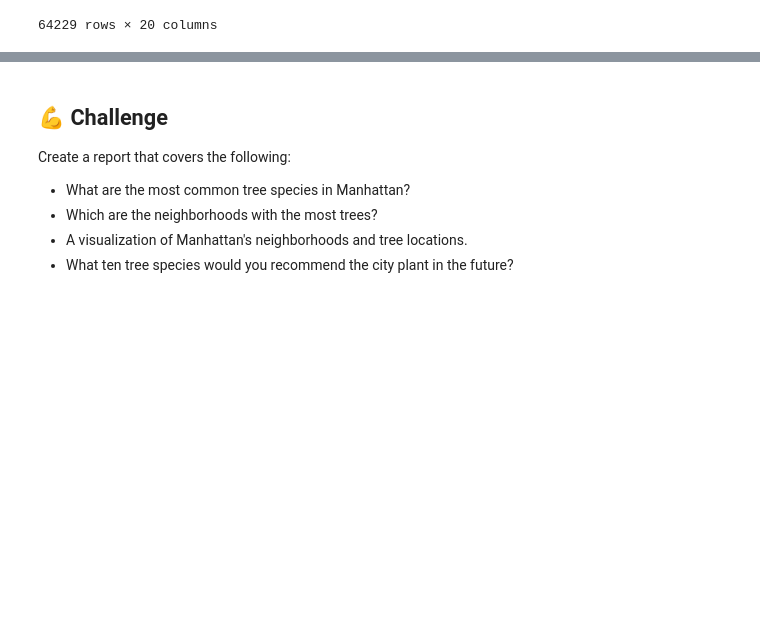
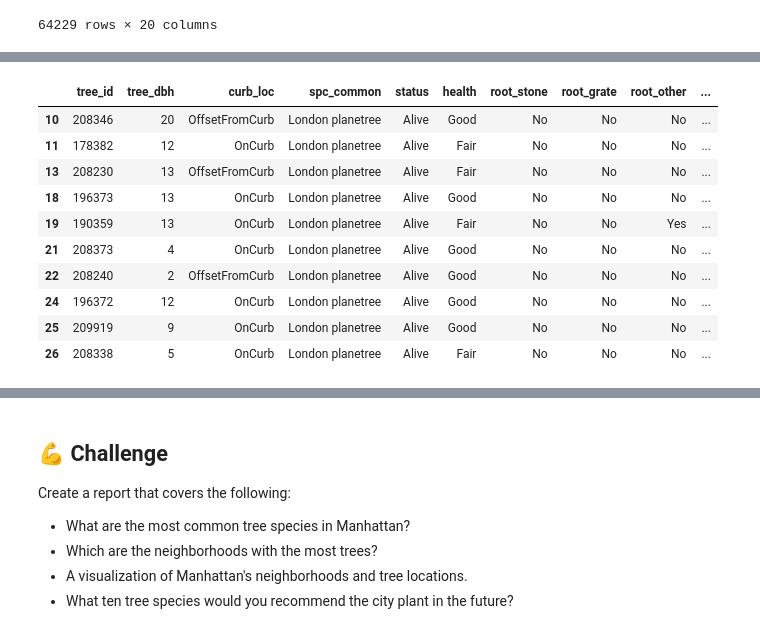
Before and after one commit to JasonMuteham/City-Tree-Species, a Jupyter notebook: notebook.ipynb, the cells around one changed output, grey strips where cells are left out. Saved outputs shown, nothing was run; the diff lists cells and outputs as text; code cells hidden in the pictures; blank space fills up the shorter version.

```diff
--- a/notebook.ipynb
+++ b/notebook.ipynb
@@ -58,0 +95,6 @@ trees
+# %%
+tree_trunk = trees.groupby(['spc_common'])['tree_dbh'].agg(['count','mean','median','max','min'])
+tree_trunk = tree_trunk.sort_values(by='median',ascending=False)
+tree_trunk = tree_trunk[tree_trunk['count'] > 500]
+tree_trunk = tree_trunk.reset_index()
+tree_trunk.head(10)
@@ -58,0 +143,25 @@ trees
+# %%
+tmp_tree = tree_trunk.head(10)['spc_common']
+
+#print(tmp_tree.values)
+fat_tree = pd.DataFrame()
+for tree in tmp_tree:
+    sel_tree = trees.loc[trees['spc_common'] == tree]
+    fat_tree = pd.concat([fat_tree,sel_tree])
+
+
+#fat_tree = trees.loc[trees['spc_common'] in tmp_tree.values]
+
+fat_tree.head(10)
+# %% [output]
+|  | tree_id | tree_dbh | curb_loc | spc_common | status | health | root_stone | root_grate | root_other | ... |
+| 10 | 208346 | 20 | OffsetFromCurb | London planetree | Alive | Good | No | No | No | ... |
+| 11 | 178382 | 12 | OnCurb | London planetree | Alive | Fair | No | No | No | ... |
+| 13 | 208230 | 13 | OffsetFromCurb | London planetree | Alive | Fair | No | No | No | ... |
+| 18 | 196373 | 13 | OnCurb | London planetree | Alive | Good | No | No | No | ... |
+| 19 | 190359 | 13 | OnCurb | London planetree | Alive | Fair | No | No | Yes | ... |
+| 21 | 208373 | 4 | OnCurb | London planetree | Alive | Good | No | No | No | ... |
+| 22 | 208240 | 2 | OffsetFromCurb | London planetree | Alive | Good | No | No | No | ... |
+| 24 | 196372 | 12 | OnCurb | London planetree | Alive | Good | No | No | No | ... |
+| 25 | 209919 | 9 | OnCurb | London planetree | Alive | Good | No | No | No | ... |
+| 26 | 208338 | 5 | OnCurb | London planetree | Alive | Fair | No | No | No | ... |
```
Also changed, not shown: parts of 8 cells of this notebook.
